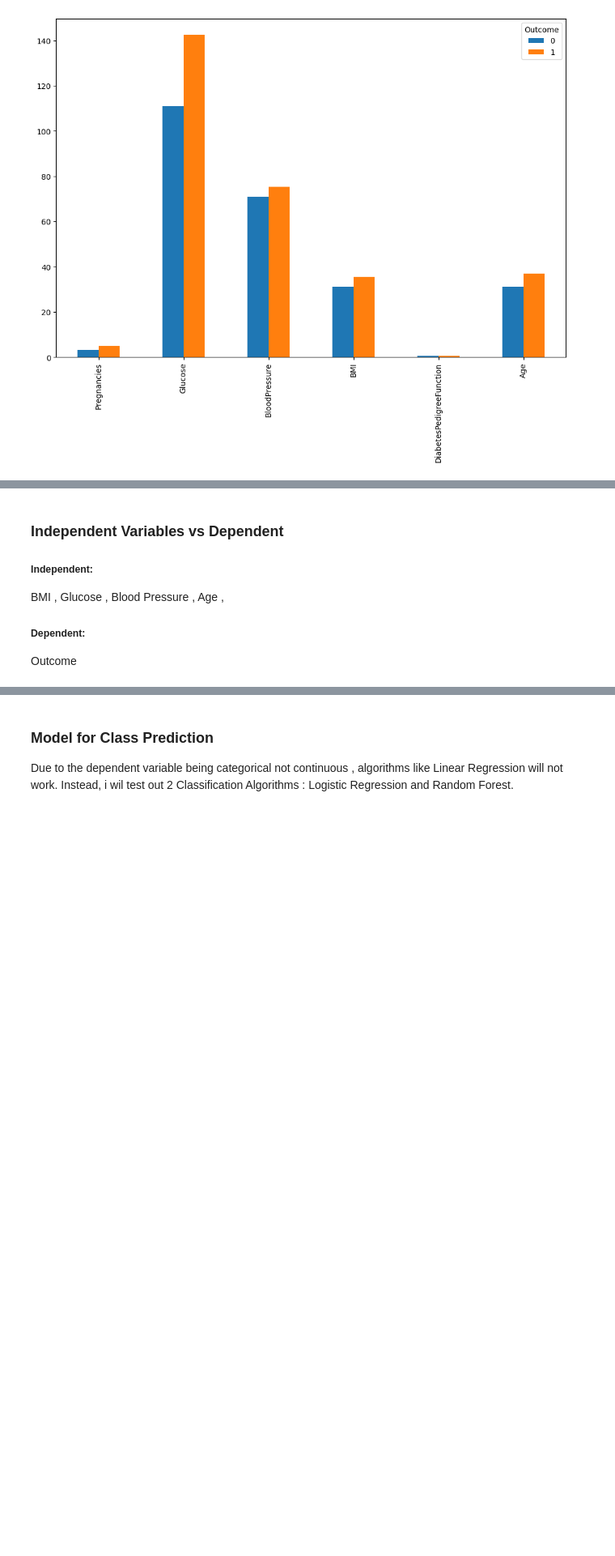
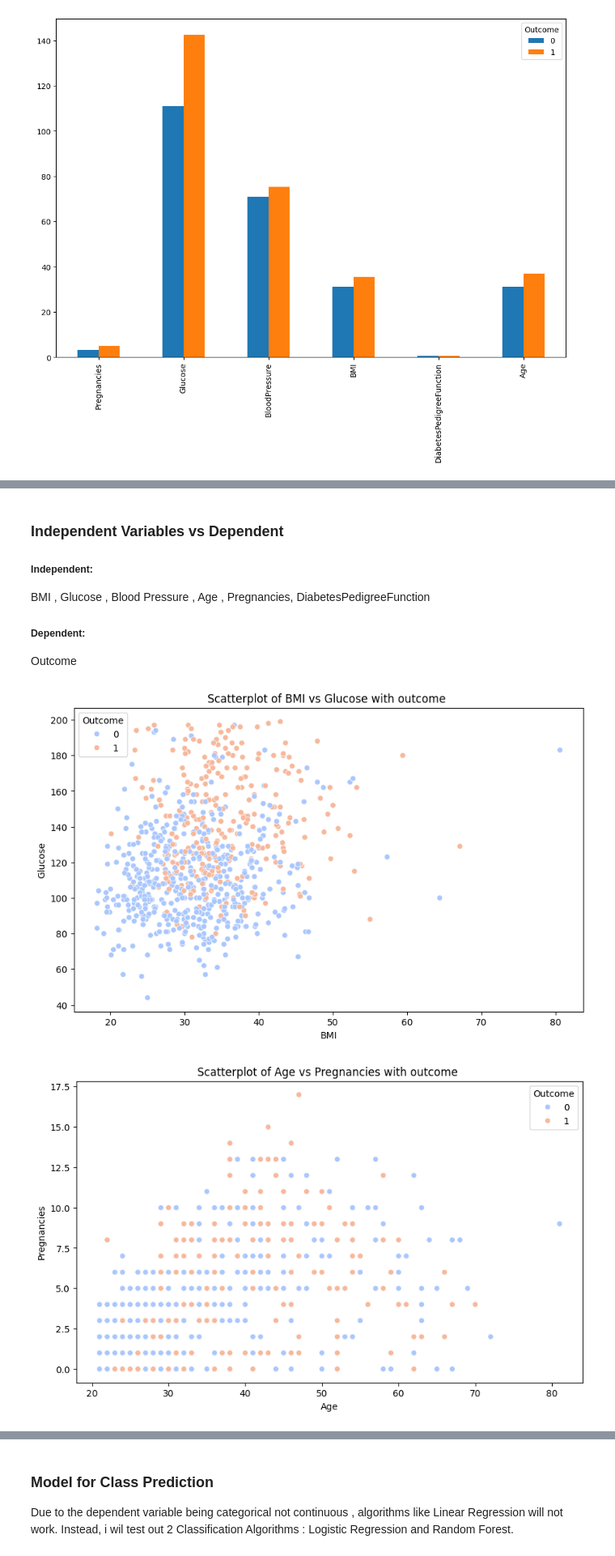
Before and after one commit to MattMW04/Data-Science-Assessment, a Jupyter notebook: Asessment-Data-Usage.ipynb, the cells around one changed output, grey strips where cells are left out. Shown at 81% size. Cells and saved outputs as stored; diff of their text form; code cells hidden in the pictures; blank space fills up the shorter version.

```diff
--- a/Asessment-Data-Usage.ipynb
+++ b/Asessment-Data-Usage.ipynb
@@ -209,39 +295,38 @@ plt.show()
 # %% [markdown]
 ### Independent Variables vs Dependent
 ##### Independent:
-BMI , Glucose , Blood Pressure , Age ,
+BMI , Glucose , Blood Pressure , Age , Pregnancies, DiabetesPedigreeFunction
 ##### Dependent:
 Outcome
 # %%
 
-
-
-fig, axes = plt.subplots(1, 3, figsize=(18, 5))
-
-# BMI Distribution
-sns.histplot(dataset['BMI'], bins=30, kde=True, ax=axes[0], color='blue')
-axes[0].set_title('Distribution of BMI')
-axes[0].set_xlabel('BMI')
-
-# Glucose Distribution
-sns.histplot(dataset['Glucose'], bins=30, kde=True, ax=axes[1], color='green')
-axes[1].set_title('Distribution of Glucose')
-axes[1].set_xlabel('Glucose')
-
-# Outcome Distribution
-sns.countplot(x=dataset['Outcome'], ax=axes[2], palette="viridis", hue=dataset['Outcome'])
-axes[2].set_title('Distribution of Outcome')
-axes[2].set_xlabel('Outcome (0 = No Diabetes, 1 = Diabetes)')
-axes[2].set_ylabel('Count')
-
-plt.tight_layout()
-plt.show()
 
 # Scatterplot for BMI vs. Glucose with Outcome hue
 plt.figure(figsize=(10, 6))
 sns.scatterplot(x=dataset['BMI'], y=dataset['Glucose'], hue=dataset['Outcome'], palette="coolwarm")
 plt.title('Scatterplot of BMI vs Glucose with outcome ')
 plt.xlabel('BMI')
 plt.ylabel('Glucose')
 plt.legend(title='Outcome')
 plt.show()
+
+# Scatterplot for Age vs Pregnancies with Outcome hue
+plt.figure(figsize=(10, 6))
+sns.scatterplot(x=dataset['Age'], y=dataset['Pregnancies'], hue=dataset['Outcome'], palette="coolwarm")
+plt.title('Scatterplot of Age vs Pregnancies with outcome ')
+plt.xlabel('Age')
+plt.ylabel('Pregnancies')
+plt.legend(title='Outcome')
+plt.show()
+
+# Scatterplot for DiabetesPedigreeFunction vs Glucose with Outcome hue
+plt.figure(figsize=(10, 6))
+sns.scatterplot(x=dataset['DiabetesPedigreeFunction'], y=dataset['Glucose'], hue=dataset['Outcome'], palette="coolwarm")
+plt.title('Scatterplot of DiabetesPedigreeFunction vs Glucose with outcome ')
+plt.xlabel('DiabetesPedigreeFunction')
+plt.ylabel('Glucose')
+plt.legend(title='Outcome')
+plt.show()
+# %% [output]
+[figure, added]
+[figure, added]
```
Also changed, not shown: parts of 23 cells of this notebook, 4 other files.
